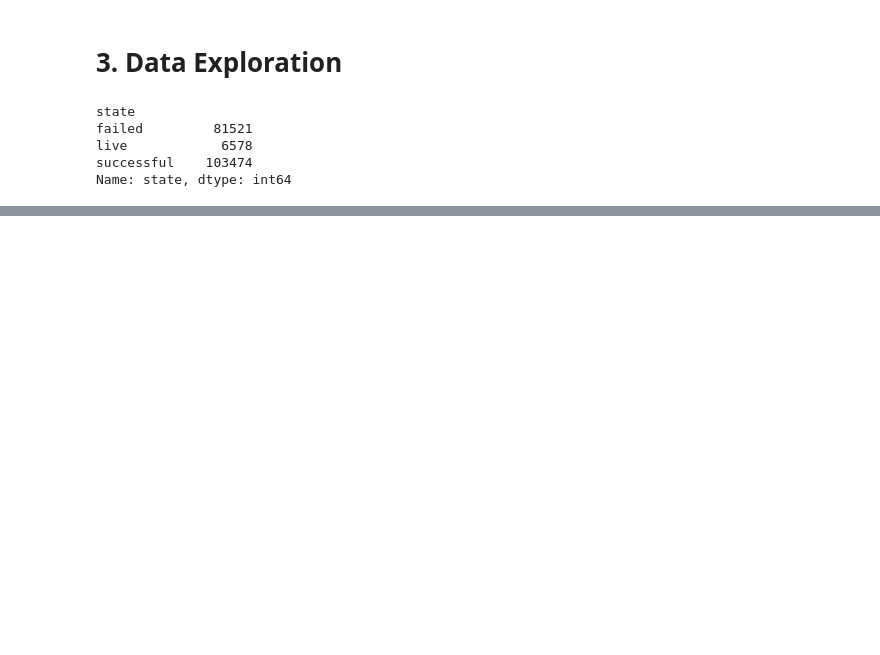
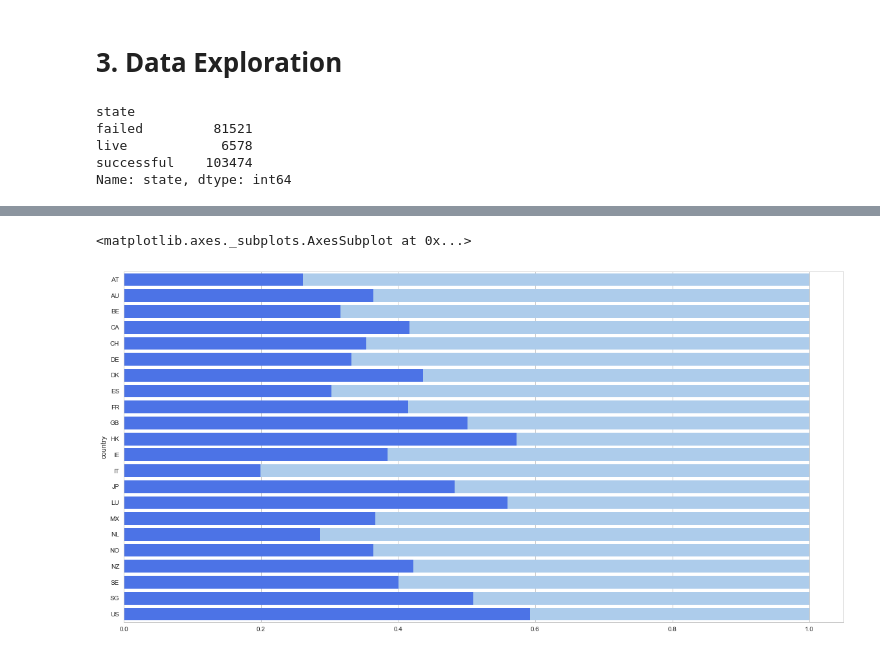
Before and after one commit to ohelms/Kickstarter, a Jupyter notebook: kickstarter.ipynb, the cells around one changed output, grey strips where cells are left out. Drawn from its saved outputs; the diff is of its cells as text; code cells hidden in the pictures; blank space fills up the shorter version.

```diff
--- a/kickstarter.ipynb
+++ b/kickstarter.ipynb
@@ -132 +123,10 @@ sns.countplot(x="country", hue="state", data=df, palette='husl')
+# %%
+countries=df.groupby(['country', 'state']).count()['goal']
+countries=countries[countries.index.get_level_values('state').isin(['successful', 'failed'])]
+plt.figure(figsize=(20,10))
+sns.barplot(y=countries.index.get_level_values('country').unique(),x=[1 for i in range(1,len(list(countries)),2)],color='#a3ccf5', orient="h")
+sns.barplot(y=countries.index.get_level_values('country').unique(),x=[countries[i]/(countries[i-1]+countries[i]) for i in range(1,len(list(countries)),2)],color='#3366ff',orient="h")
+# %% [output]
+<matplotlib.axes._subplots.AxesSubplot at 0x...>
+[figure, added]
 # %%
```
Also changed, not shown: parts of 25 cells of this notebook.
